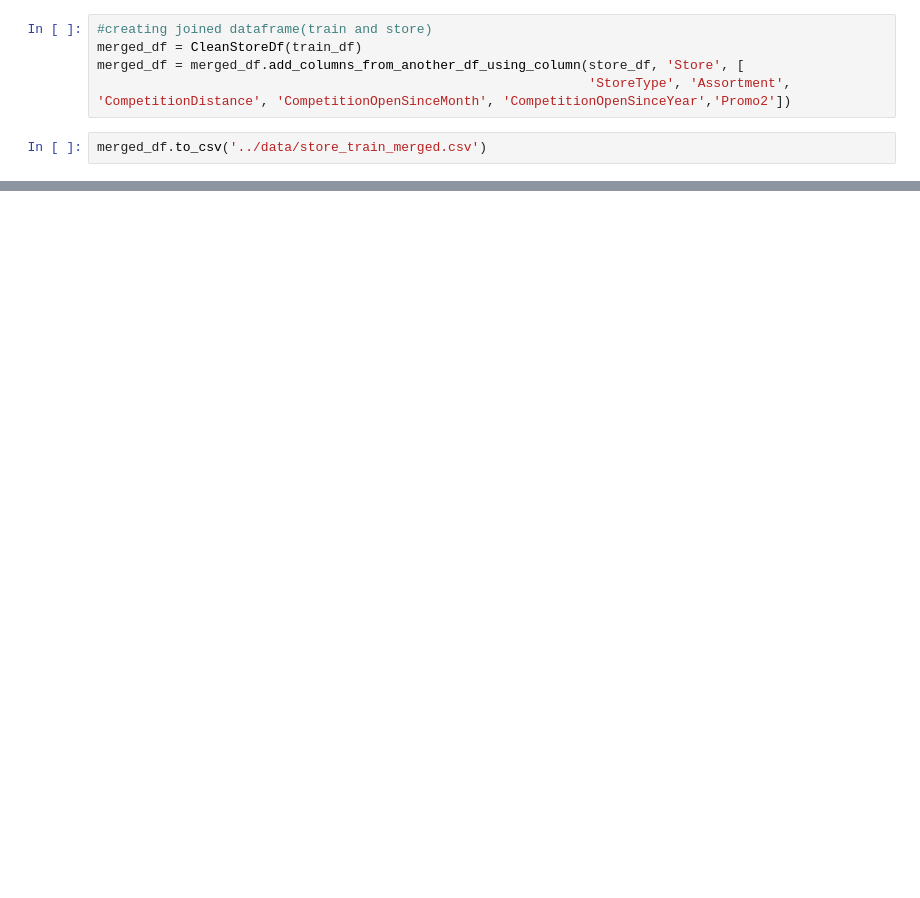
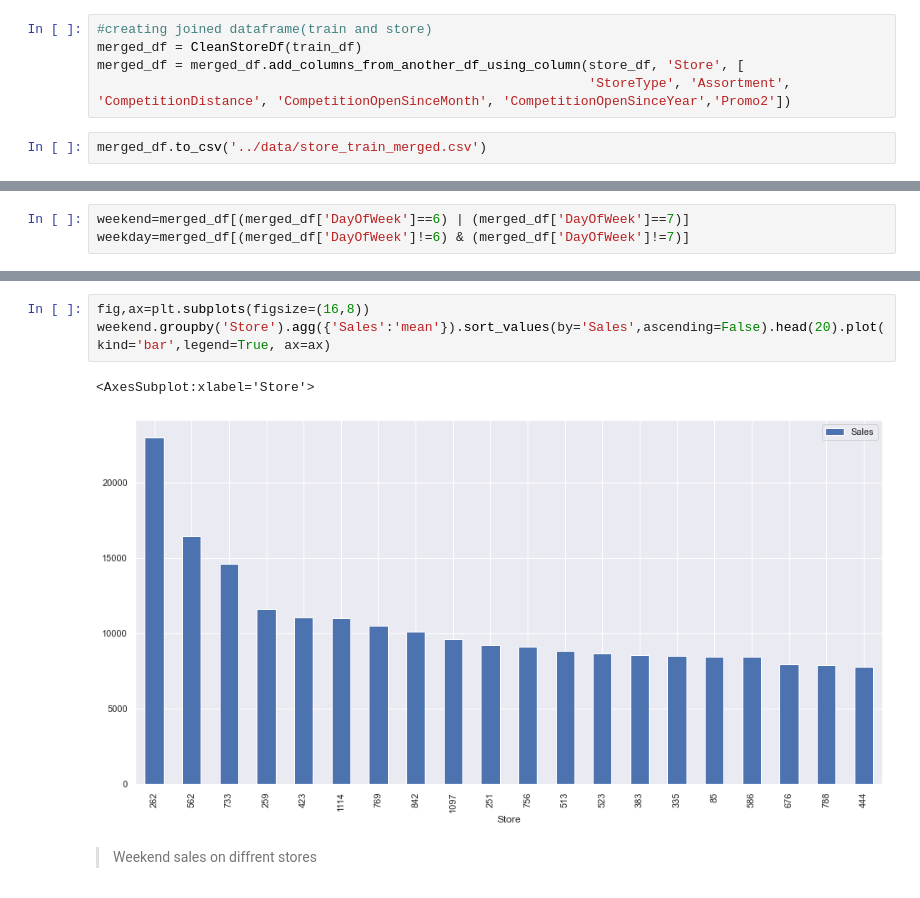
Before and after one commit to Melak2017/Pharmaceutical-Sales-Prediction-, a Jupyter notebook: notebooks/data_exploration.ipynb, the cells around one changed output, grey strips where cells are left out. Saved outputs shown, nothing was run; the diff lists cells and outputs as text; blank space fills up the shorter version.

Commit message:
effect of sales during weekend

```diff
--- a/notebooks/data_exploration.ipynb
+++ b/notebooks/data_exploration.ipynb
@@ -588,0 +593,3 @@ sns.lineplot(x="Year",y="Sales",hue="Open",data=merged_df)
+# %%
+weekend=merged_df[(merged_df['DayOfWeek']==6) | (merged_df['DayOfWeek']==7)]
+weekday=merged_df[(merged_df['DayOfWeek']!=6) & (merged_df['DayOfWeek']!=7)]
@@ -588,0 +619,8 @@ sns.lineplot(x="Year",y="Sales",hue="Open",data=merged_df)
+# %%
+fig,ax=plt.subplots(figsize=(16,8))
+weekend.groupby('Store').agg({'Sales':'mean'}).sort_values(by='Sales',ascending=False).head(20).plot(kind='bar',legend=True, ax=ax)
+# %% [output]
+<AxesSubplot:xlabel='Store'>
+[figure, added]
+# %% [markdown]
+>Weekend sales on diffrent stores
```
Also changed, not shown: parts of 67 cells of this notebook.
